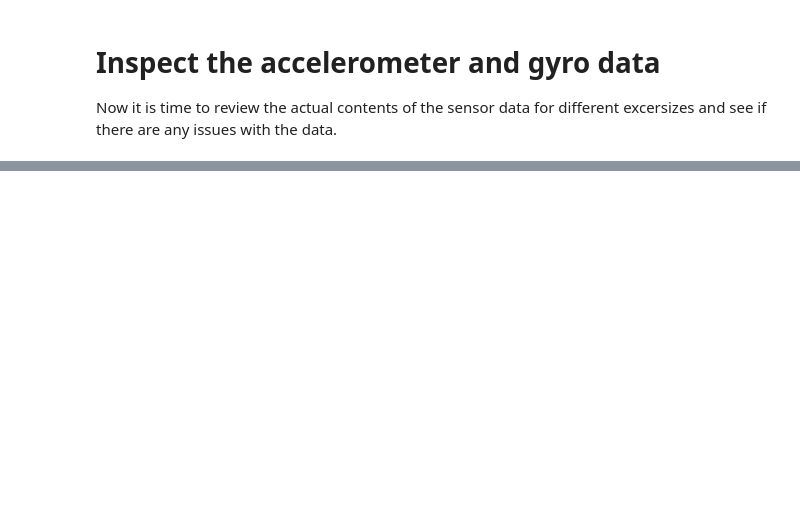
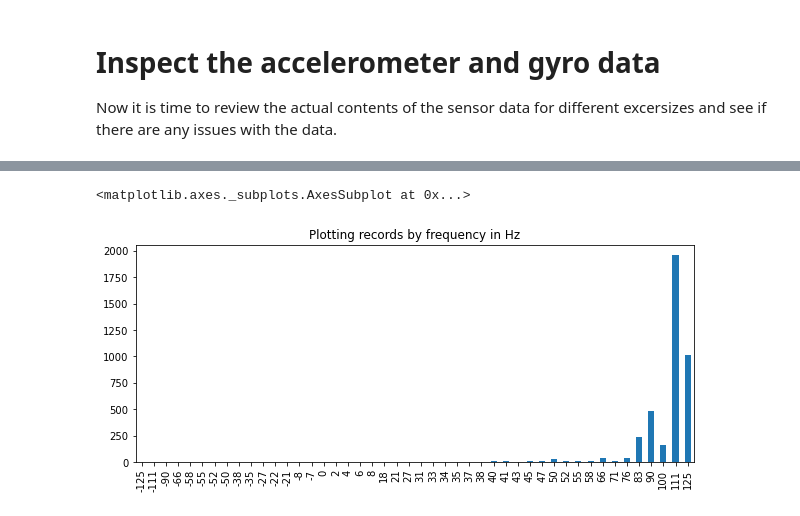
Before and after one commit to nikitaignatov/kettlebox, a Jupyter notebook: ml/kettlebell_tensorflow_mode.ipynb, the cells around one changed output, grey strips where cells are left out. Saved outputs shown, nothing was run; the diff lists cells and outputs as text; code cells hidden in the pictures; blank space fills up the shorter version.

```diff
--- a/ml/kettlebell_tensorflow_mode.ipynb
+++ b/ml/kettlebell_tensorflow_mode.ipynb
@@ -188,0 +217,5 @@ df['Hz'].value_counts().sort_index().plot(kind='bar', title='Plotting records by
+# %%
+df[df['Activity']=='Press']['Hz'].value_counts().sort_index().plot(kind='bar', title='Plotting records by frequency in Hz', figsize=(10, 4),align='center')
+# %% [output]
+<matplotlib.axes._subplots.AxesSubplot at 0x...>
+[figure, added]
```
Also changed, not shown: parts of 37 cells of this notebook, 1 other file.
